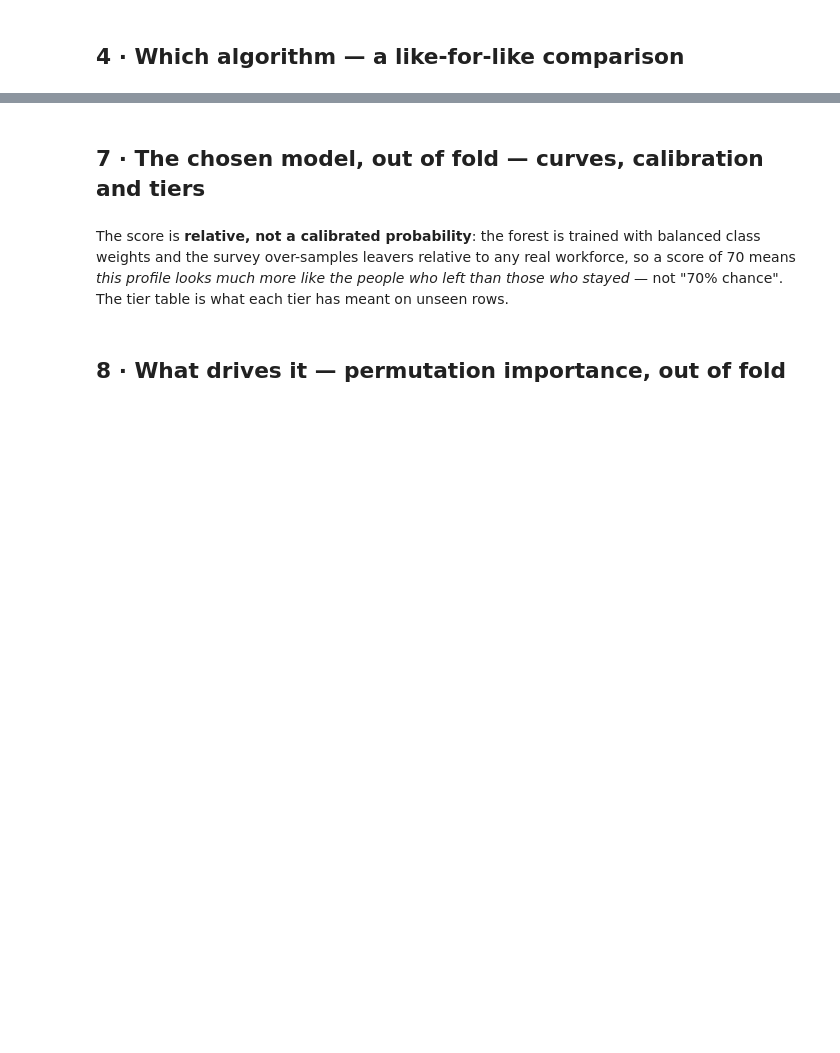
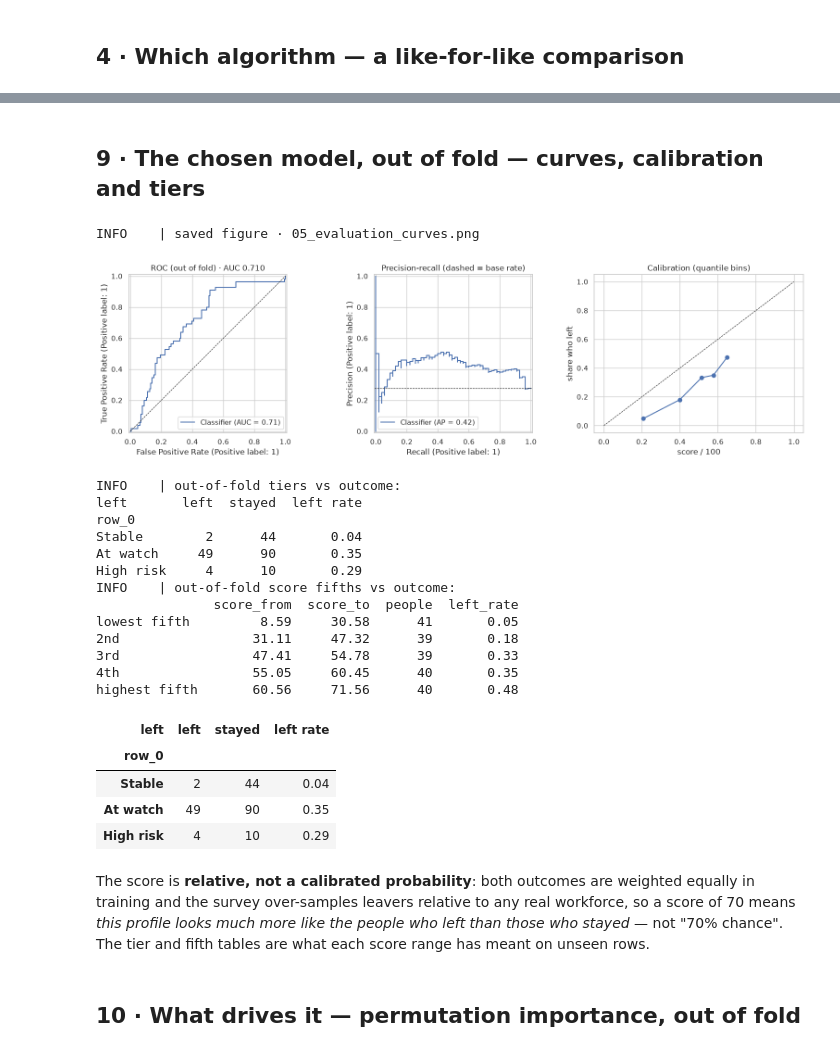
Before and after one commit to earlkian8/synapse, a Jupyter notebook: model/notebooks/01_attrition_model.ipynb, the cells around one changed output, grey strips where cells are left out. Cells and saved outputs as stored; diff of their text form; code cells hidden in the pictures; blank space fills up the shorter version.

```diff
--- a/model/notebooks/01_attrition_model.ipynb
+++ b/model/notebooks/01_attrition_model.ipynb
@@ -154,33 +290,59 @@ cross_source
 # %% [markdown]
-## 7 · The chosen model, out of fold — curves, calibration and tiers
+## 9 · The chosen model, out of fold — curves, calibration and tiers
 # %%
 from sklearn.calibration import calibration_curve
 from sklearn.metrics import PrecisionRecallDisplay, RocCurveDisplay, roc_auc_score
 
 oof = oofs[models.CHOSEN].mean(axis=0)     # each row's 10 out-of-fold scores, averaged
 fig, axes = plt.subplots(1, 3, figsize=(16, 4.5))
 RocCurveDisplay.from_predictions(y, oof, ax=axes[0]); axes[0].plot([0, 1], [0, 1], "k--", lw=0.8)
 axes[0].set_title(f"ROC (out of fold) · AUC {roc_auc_score(y, oof):.3f}")
 PrecisionRecallDisplay.from_predictions(y, oof, ax=axes[1])
 axes[1].axhline(rate, color="k", lw=0.8, ls="--"); axes[1].set_title("Precision-recall (dashed = base rate)")
 frac, mean_pred = calibration_curve(y, oof, n_bins=5, strategy="quantile")
 axes[2].plot(mean_pred, frac, "o-"); axes[2].plot([0, 1], [0, 1], "k--", lw=0.8)
 axes[2].set_xlabel("score / 100"); axes[2].set_ylabel("share who left"); axes[2].set_title("Calibration (quantile bins)")
 fig.tight_layout(); run.save_fig(fig, "05_evaluation_curves"); plt.show()
 
 cuts = features.TIER_CUTS
 tier = pd.cut(oof, bins=[-0.01, cuts["low_below"], cuts["medium_below"], 1.01], labels=["Stable", "At watch", "High risk"])
 tier_table = pd.crosstab(tier, y.map({0: "stayed", 1: "left"}))
 tier_table["left rate"] = (tier_table["left"] / tier_table.sum(axis=1)).round(2)
 log.info("out-of-fold tiers vs outcome:\n%s", tier_table.to_string())
+
+quintile = pd.qcut(oof, 5, labels=["lowest fifth", "2nd", "3rd", "4th", "highest fifth"])
+by_quintile = pd.DataFrame({"score": oof * 100, "left": y}).groupby(quintile, observed=True).agg(
+    score_from=("score", "min"), score_to=("score", "max"), people=("left", "size"), left_rate=("left", "mean")).round(2)
+log.info("out-of-fold score fifths vs outcome:\n%s", by_quintile.to_string())
 tier_table
+# %% [output]
+INFO    | saved figure · 05_evaluation_curves.png
+[figure, added]
+INFO    | out-of-fold tiers vs outcome:
+left       left  stayed  left rate
+row_0
+Stable        2      44       0.04
+At watch     49      90       0.35
+High risk     4      10       0.29
+INFO    | out-of-fold score fifths vs outcome:
+               score_from  score_to  people  left_rate
+lowest fifth         8.59     30.58      41       0.05
+2nd                 31.11     47.32      39       0.18
+3rd                 47.41     54.78      39       0.33
+4th                 55.05     60.45      40       0.35
+highest fifth       60.56     71.56      40       0.48
+| left | left | stayed | left rate |
+| row_0 |  |  |  |
+| Stable | 2 | 44 | 0.04 |
+| At watch | 49 | 90 | 0.35 |
+| High risk | 4 | 10 | 0.29 |
 # %% [markdown]
-The score is **relative, not a calibrated probability**: the forest is trained with balanced
-class weights and the survey over-samples leavers relative to any real workforce, so a score of
-70 means *this profile looks much more like the people who left than those who stayed* — not
-"70% chance". The tier table is what each tier has meant on unseen rows.
+The score is **relative, not a calibrated probability**: both outcomes are weighted equally in
+training and the survey over-samples leavers relative to any real workforce, so a score of 70
+means *this profile looks much more like the people who left than those who stayed* — not "70%
+chance". The tier and fifth tables are what each score range has meant on unseen rows.
 # %% [markdown]
-## 8 · What drives it — permutation importance, out of fold
+## 10 · What drives it — permutation importance, out of fold
 # %%
 imp = evaluation.oof_permutation_importance(chosen, X, y, groups).rename(features.FEATURE_LABELS).sort_values()
 log.info("out-of-fold permutation importance (ROC-AUC drop):\n%s", imp.sort_values(ascending=False).to_string())
```
Also changed, not shown: parts of 22 cells of this notebook, 27 other files.
